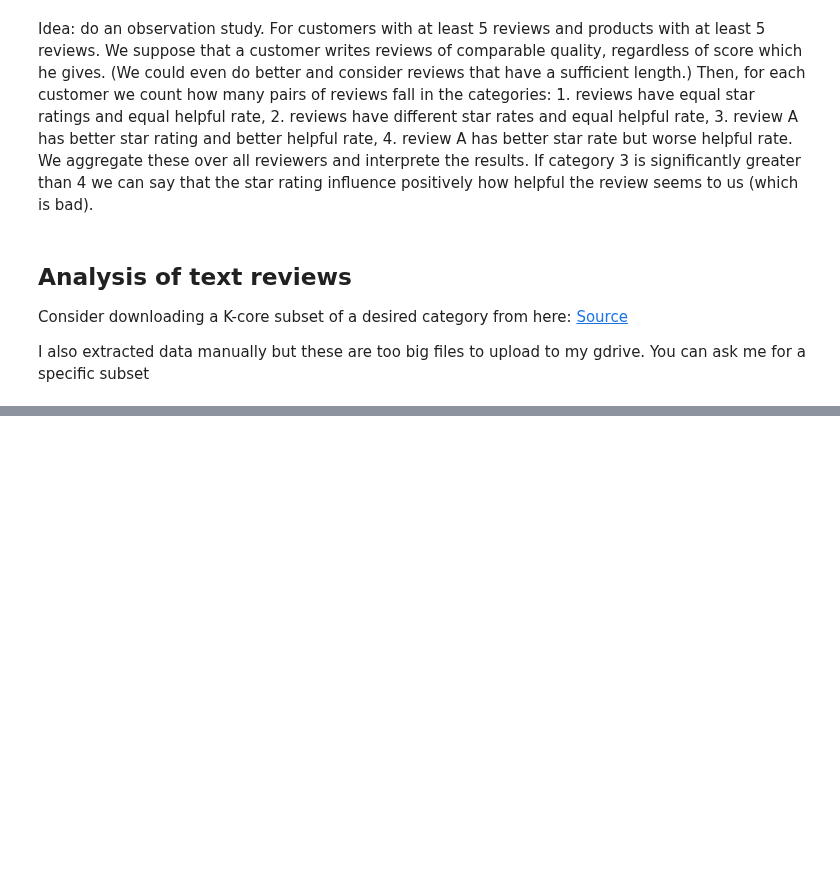
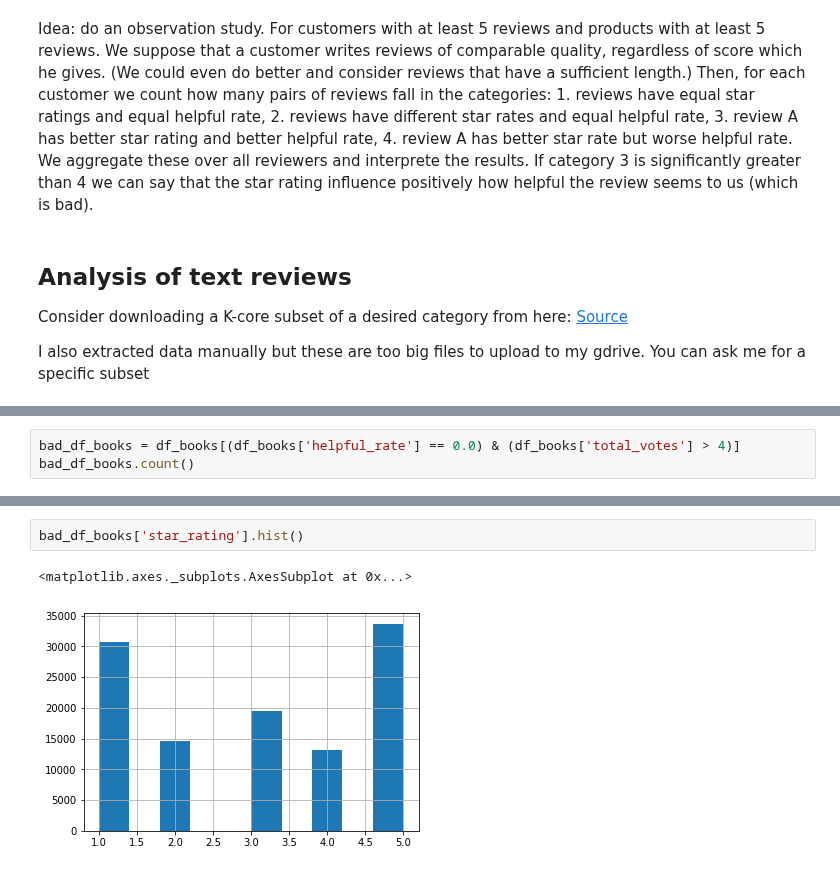
Before and after one commit to pjuda/ada-project, a Jupyter notebook: amazon-project.ipynb, the cells around one changed output, grey strips where cells are left out. Drawn from its saved outputs; the diff is of its cells as text; blank space fills up the shorter version.

```diff
--- a/amazon-project.ipynb
+++ b/amazon-project.ipynb
@@ -313,0 +314,3 @@ dtype: float64
+# %%
+bad_df_books = df_books[(df_books['helpful_rate'] == 0.0) & (df_books['total_votes'] > 4)]
+bad_df_books.count()
@@ -313,0 +342,5 @@ dtype: float64
+# %%
+bad_df_books['star_rating'].hist()
+# %% [output]
+<matplotlib.axes._subplots.AxesSubplot at 0x...>
+[figure, added]
```
Also changed, not shown: parts of 21 cells of this notebook, 1 other file.
